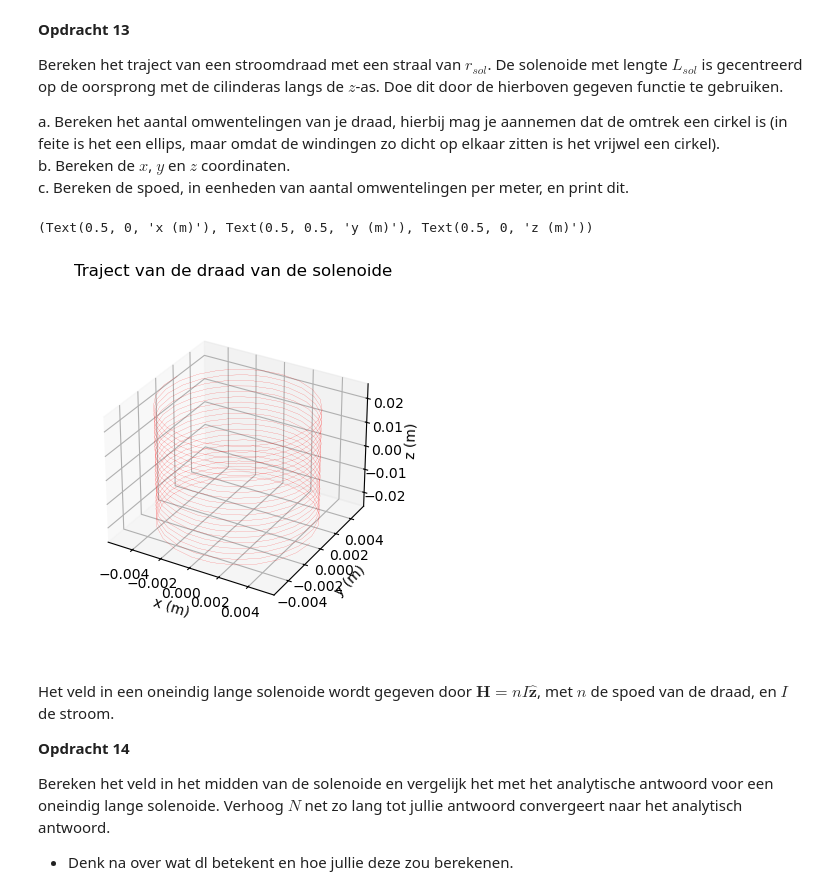
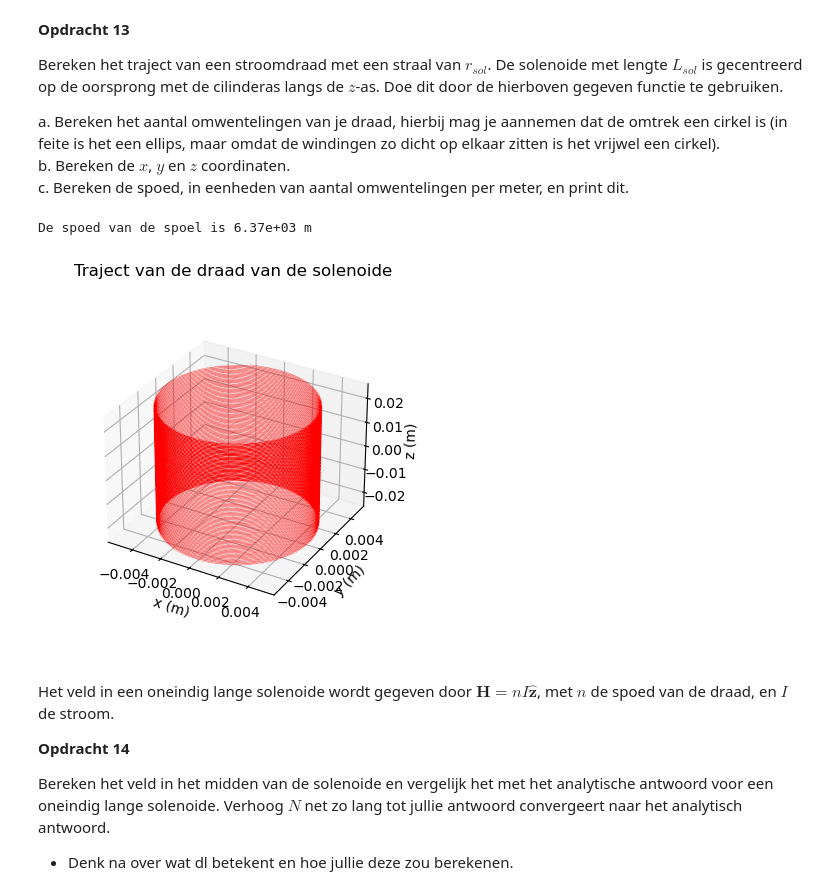
Before and after one commit to jasperbom747-creator/opdrachten-DEF-D-Jasper-Bom, a Jupyter notebook: DigitaleOntwerpopdrachten/Digitale opdracht 2/2KrachtactuatorOpdracht/KrachtactuatorOpdracht.ipynb, the cells around one changed output. Drawn from its saved outputs; the diff is of its cells as text; code cells hidden in the pictures.

```diff
--- a/DigitaleOntwerpopdrachten/Digitale opdracht 2/2KrachtactuatorOpdracht/KrachtactuatorOpdracht.ipynb
+++ b/DigitaleOntwerpopdrachten/Digitale opdracht 2/2KrachtactuatorOpdracht/KrachtactuatorOpdracht.ipynb
@@ -421,23 +421,27 @@ a. Bereken het aantal omwentelingen van je draad, hierbij mag je aannemen dat de
 b. Bereken de $x$, $y$ en $z$ coordinaten.\
 c. Bereken de spoed, in eenheden van aantal omwentelingen per meter, en print dit.
 # %%
-#l_draad = # Lengte draad
+
 r_sol = 0.005
 L_sol = 0.05
-N = 500
-L_draad = 15
+N = 5000
+L_draad = 10
 N_wikkel = L_draad/(2 * np.pi *r_sol)
 
+
 x,y,z = parametrisatie(N, r_sol, N_wikkel, L_sol)
-# Enkele plots
 ax=plt.figure().add_subplot(projection='3d')
 plt.title('Traject van de draad van de solenoide')
 plt.plot(x, y, z, '-r', linewidth=0.1)
 ax.set_box_aspect(aspect=None, zoom=0.8)
 ax.set_xlabel('x (m)'), ax.set_ylabel('y (m)'), ax.set_zlabel('z (m)')
+
+
+spoed = N_wikkel/L_sol
+print(f'De spoed van de spoel is {spoed:.2e} m')
 # %% [output]
-(Text(0.5, 0, 'x (m)'), Text(0.5, 0.5, 'y (m)'), Text(0.5, 0, 'z (m)'))
+De spoed van de spoel is 6.37e+03 m
-[figure, old version]
+[figure, new version]
 # %% [markdown]
 Het veld in een oneindig lange solenoide wordt gegeven door $\mathbf{H} = n I \hat{\mathbf{z}}$, met $n$ de spoed van de draad, en $I$ de stroom.
 
```
Also changed, not shown: parts of 5 cells of this notebook.
